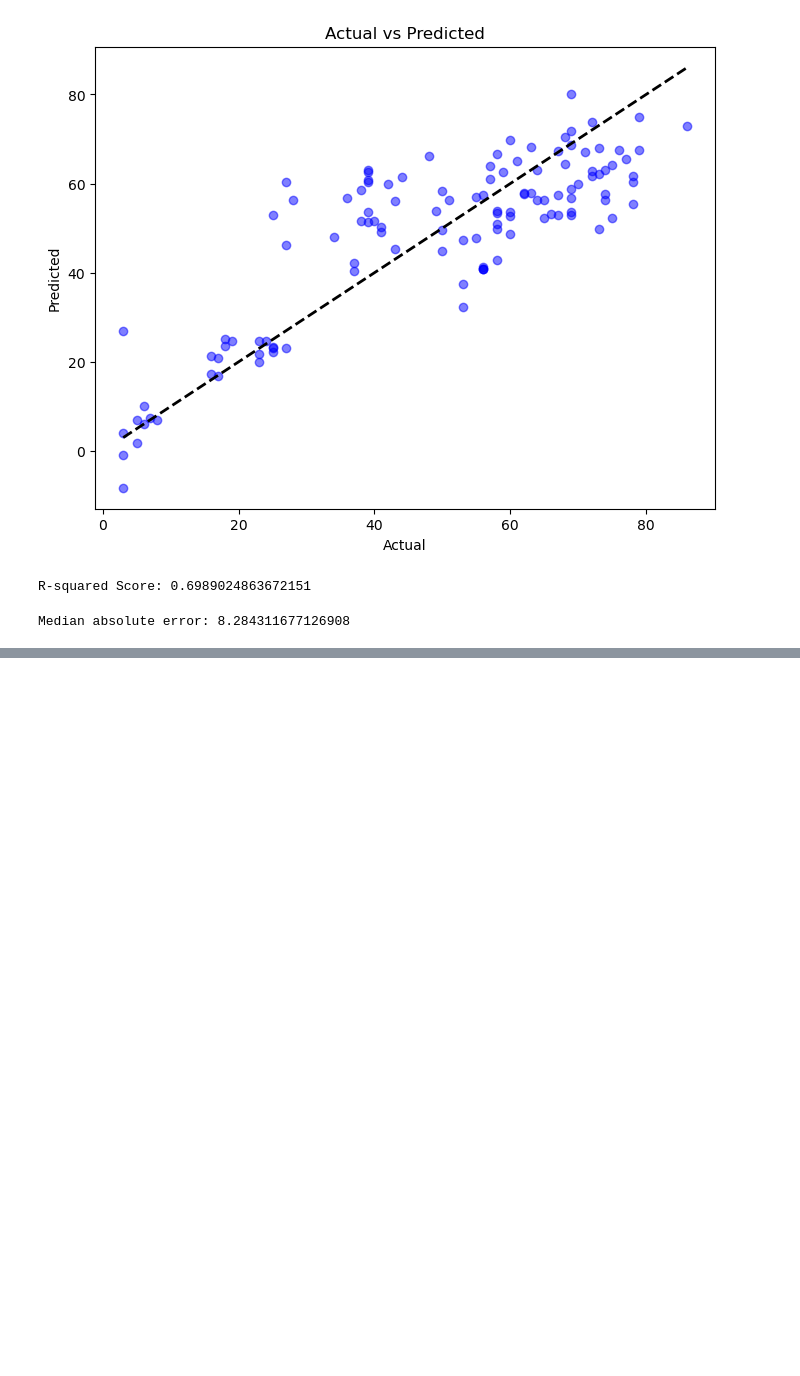
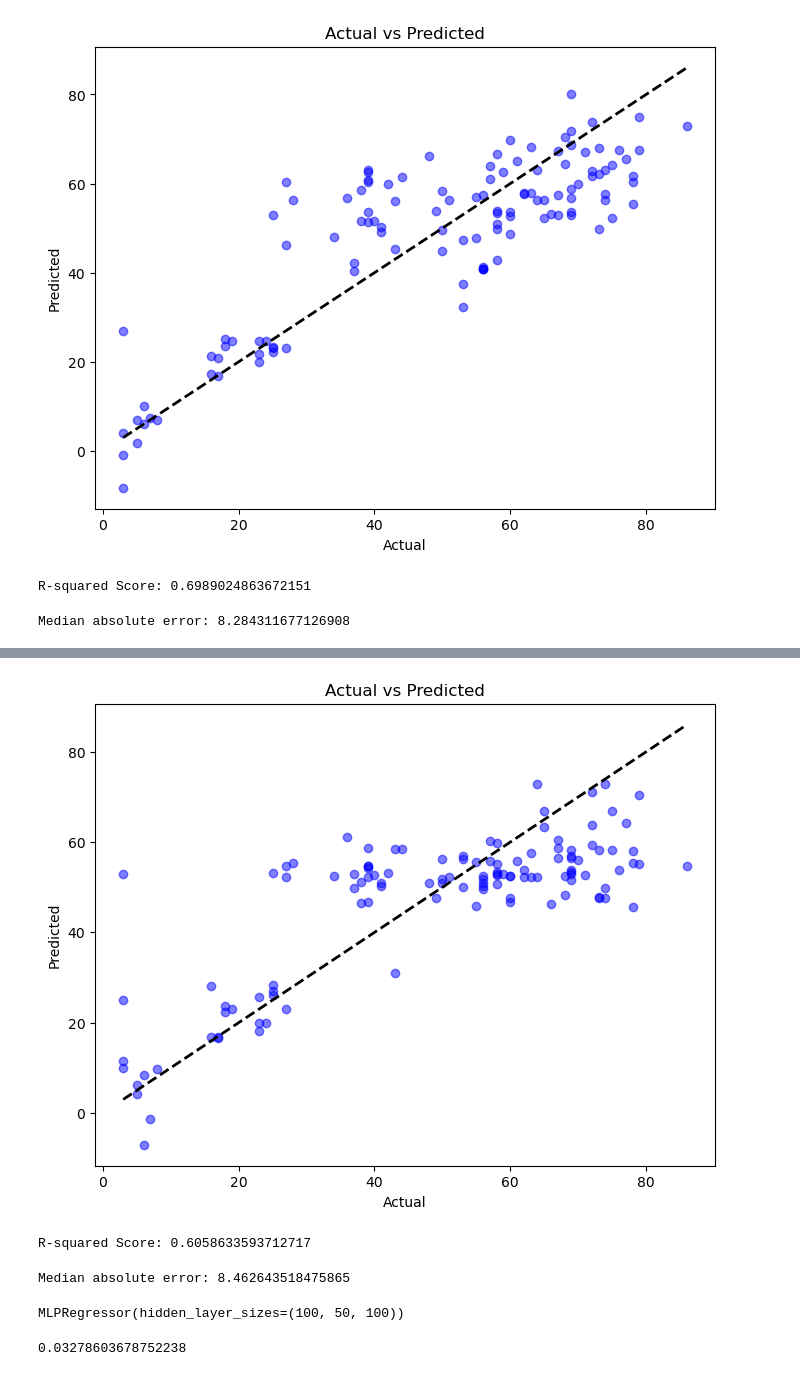
Before and after one commit to octoclonius/Data-Science-Project, a Jupyter notebook: artist_regression.ipynb, the cells around one changed output, grey strips where cells are left out. Saved outputs shown, nothing was run; the diff lists cells and outputs as text; code cells hidden in the pictures; blank space fills up the shorter version.

Commit message:
more regression models

```diff
--- a/artist_regression.ipynb
+++ b/artist_regression.ipynb
@@ -131,0 +135,9 @@ Median absolute error: 8.284311677126908
+# %%
+import statsmodels.api as sm
+X_train_with_const = sm.add_constant(X_train)
+X_test_with_const = sm.add_constant(X_test)
+
+model_ols = sm.OLS(y_train, X_train_with_const).fit()
+# %%
+results = model_ols.predict(X_test_with_const)
+print(mean_squared_error(y_test, results))
@@ -131,0 +146,7 @@ Median absolute error: 8.284311677126908
+# %%
+X_test_transformed = std_scaler.inverse_transform(X_test)
+y_test_transformed = mm_scaler.inverse_transform(y_test.reshape(-1, 1)).ravel()
+print(y_test_transformed)
+results_transformed = mm_scaler.inverse_transform(results.reshape(-1, 1)).ravel()
+mse = mean_squared_error(y_test_transformed, results_transformed)
+print("Mean Squared Error:", mse)
@@ -131,0 +162,20 @@ Median absolute error: 8.284311677126908
+# %%
+plt.figure(figsize=(8, 6))
+plt.scatter(y_test_transformed, results_transformed, color='blue', alpha=0.5)
+plt.plot([y_test_transformed.min(), y_test_transformed.max()], [y_test_transformed.min(), y_test_transformed.max()], 'k--', lw=2)
+plt.xlabel('Actual')
+plt.ylabel('Predicted')
+plt.title('Actual vs Predicted')
+plt.show()
+# %% [output]
+[figure, added]
+# %%
+r2 = r2_score(y_test_transformed, results_transformed)
+print("R-squared Score:", r2)
+# %% [output]
+R-squared Score: 0.6058633593712717
+# %%
+med_ae = median_absolute_error(y_test_transformed, results_transformed)
+print("Median absolute error:", med_ae)
+# %% [output]
+Median absolute error: 8.462643518475865
@@ -131,0 +184,13 @@ Median absolute error: 8.284311677126908
+# %%
+from sklearn.neural_network import MLPRegressor
+mlp_regressor = MLPRegressor(hidden_layer_sizes=(100, 50, 100), activation='relu', solver='adam')
+y_train = y_train.ravel()
+y_test = y_test.ravel()
+mlp_regressor.fit(X_train, y_train)
+# %% [output]
+MLPRegressor(hidden_layer_sizes=(100, 50, 100))
+# %%
+results = mlp_regressor.predict(X_test)
+print(mean_squared_error(y_test, results))
+# %% [output]
+0.03278603678752238
```
Also changed, not shown: parts of 9 cells of this notebook.
